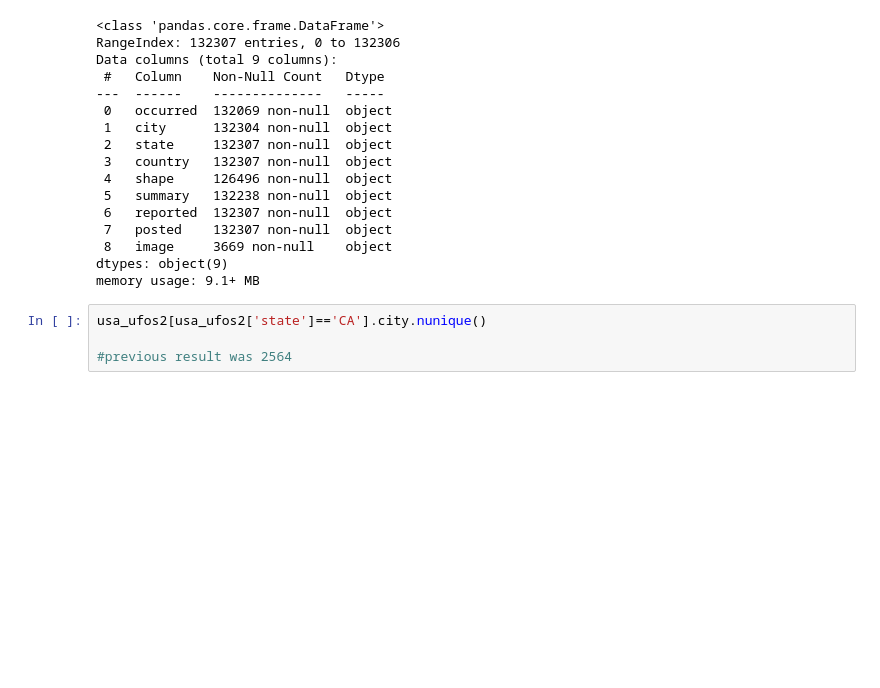
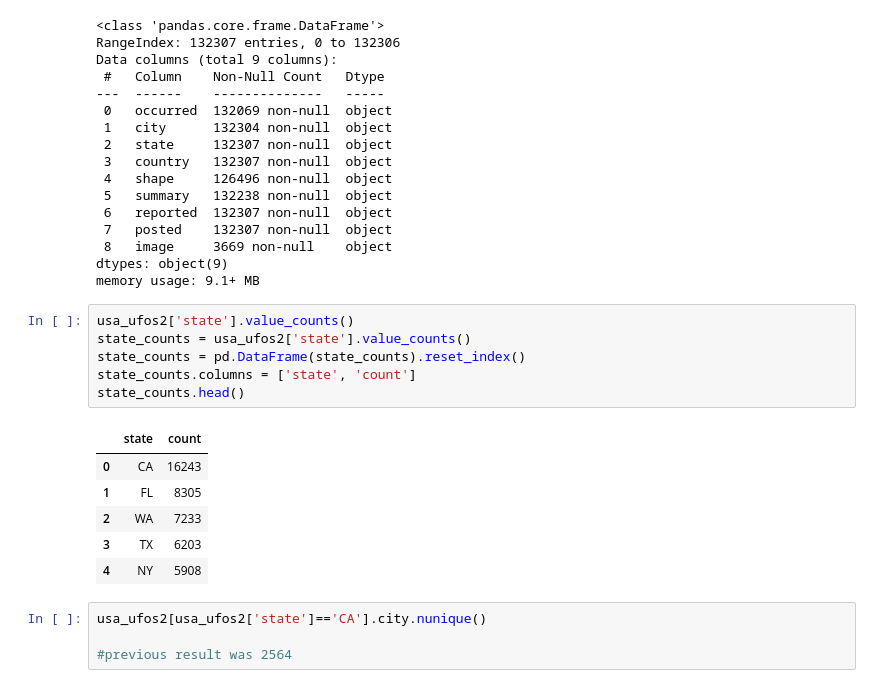
Before and after one commit to t-white-21/ufo-exploration, a Jupyter notebook: notebooks/ufo_sightings.ipynb, the cells around one changed output. Saved outputs shown, nothing was run; the diff lists cells and outputs as text; blank space fills up the shorter version.

```diff
--- a/notebooks/ufo_sightings.ipynb
+++ b/notebooks/ufo_sightings.ipynb
@@ -216,6 +216,19 @@ Data columns (total 9 columns):
  8   image     3669 non-null    object
 dtypes: object(9)
 memory usage: 9.1+ MB
+# %%
+usa_ufos2['state'].value_counts()
+state_counts = usa_ufos2['state'].value_counts()
+state_counts = pd.DataFrame(state_counts).reset_index()
+state_counts.columns = ['state', 'count']
+state_counts.head()
+# %% [output]
+|  | state | count |
+| 0 | CA | 16243 |
+| 1 | FL | 8305 |
+| 2 | WA | 7233 |
+| 3 | TX | 6203 |
+| 4 | NY | 5908 |
 # %%
 usa_ufos2[usa_ufos2['state']=='CA'].city.nunique()
 
```
Also changed, not shown: parts of 4 cells of this notebook, 28 other files.
